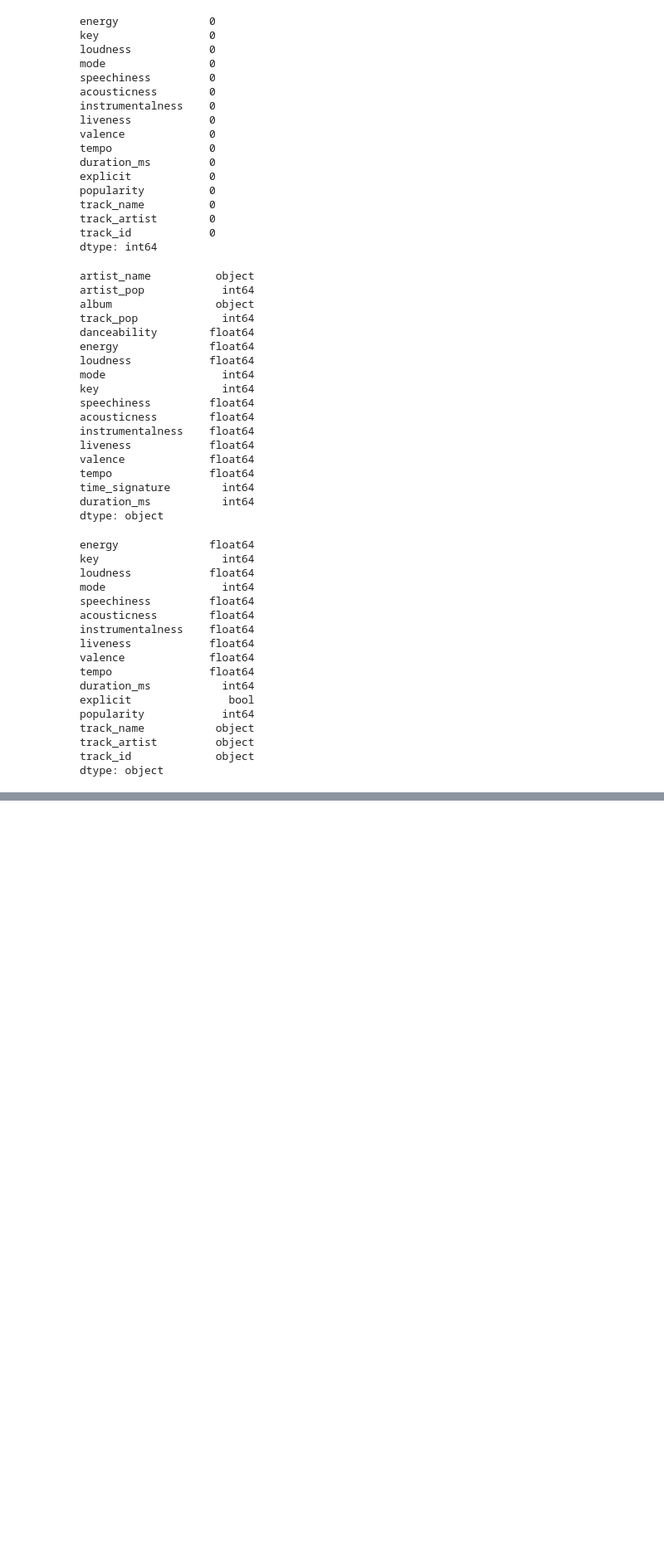
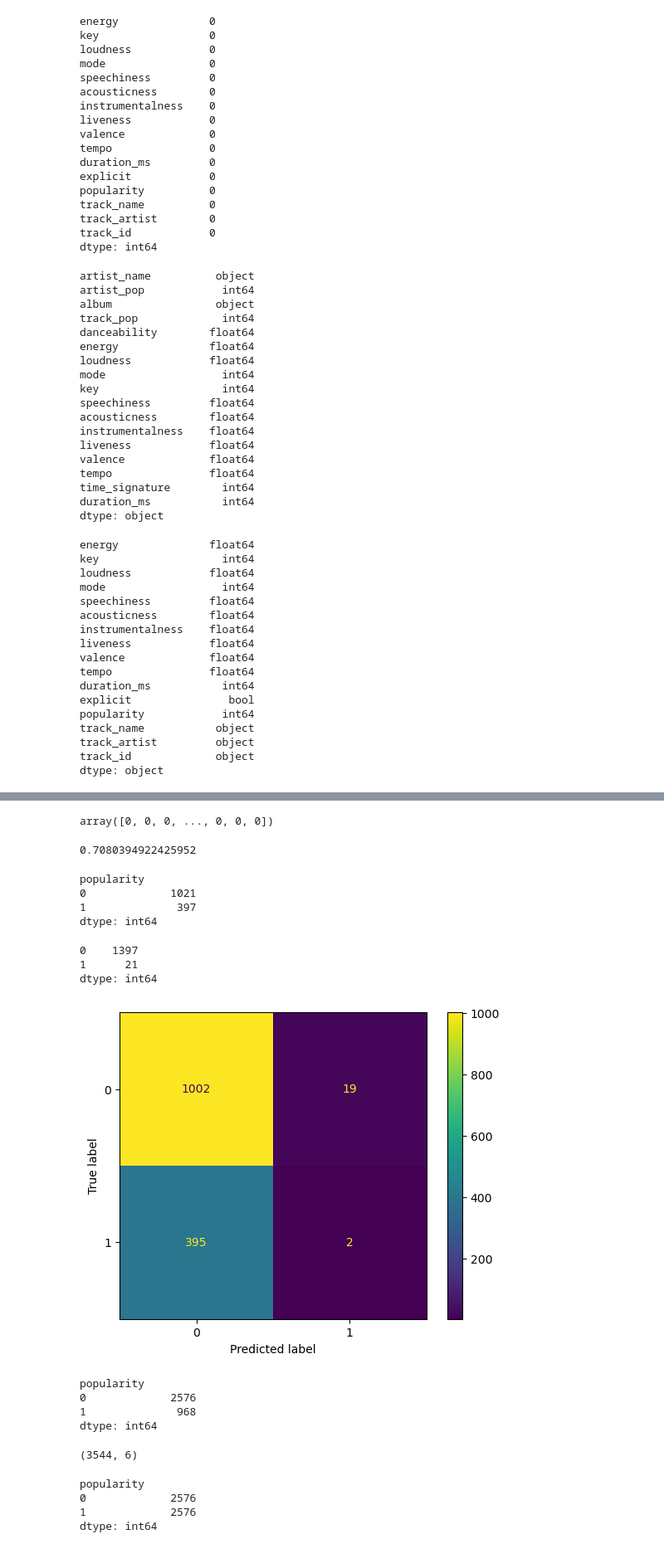
Before and after one commit to sir-cap/mid-bootcamp-project, a Jupyter notebook: Project2 - tiktok.ipynb, the cells around one changed output, grey strips where cells are left out. Shown at 83% size. Drawn from its saved outputs; the diff is of its cells as text; code cells hidden in the pictures; blank space fills up the shorter version.

Commit message:
adding more data and the model done

```diff
--- a/Project2 - tiktok.ipynb
+++ b/Project2 - tiktok.ipynb
@@ -403,0 +555,2 @@ plot_distribution(unpopular)
+# %%
+X = X.drop(['popularity'],axis=1) #droping Y from X
@@ -403,0 +559,50 @@ plot_distribution(unpopular)
+# %%
+from sklearn.model_selection import train_test_split
+
+X_train,X_test,y_train,y_test = train_test_split(X,Y,test_size = 0.4)
+# %%
+from sklearn.linear_model import LogisticRegression
+
+classification = LogisticRegression().fit(X_train,y_train)
+# %%
+predictions = classification.predict(X_test)
+predictions
+# %% [output]
+array([0, 0, 0, ..., 0, 0, 0])
+# %%
+classification.score(X_test,y_test)
+# %% [output]
+0.7080394922425952
+# %%
+y_test.value_counts()
+# %% [output]
+popularity
+0             1021
+1              397
+dtype: int64
+# %%
+pd.Series(predictions).value_counts()
+# %% [output]
+0    1397
+1      21
+dtype: int64
+# %%
+cm = confusion_matrix(y_test, predictions, labels=classification.classes_)
+disp = ConfusionMatrixDisplay(confusion_matrix=cm,
+                              display_labels=classification.classes_)
+disp.plot()
+
+plt.show()
+# %% [output]
+[figure, added]
+# %%
+Y.value_counts()
+# %% [output]
+popularity
+0             2576
+1              968
+dtype: int64
+# %%
+X.shape
+# %% [output]
+(3544, 6)
@@ -403,0 +617,7 @@ plot_distribution(unpopular)
+# %%
+y_ros.value_counts()
+# %% [output]
+popularity
+0             2576
+1             2576
+dtype: int64
```
Also changed, not shown: parts of 70 cells of this notebook, 7 other files.
